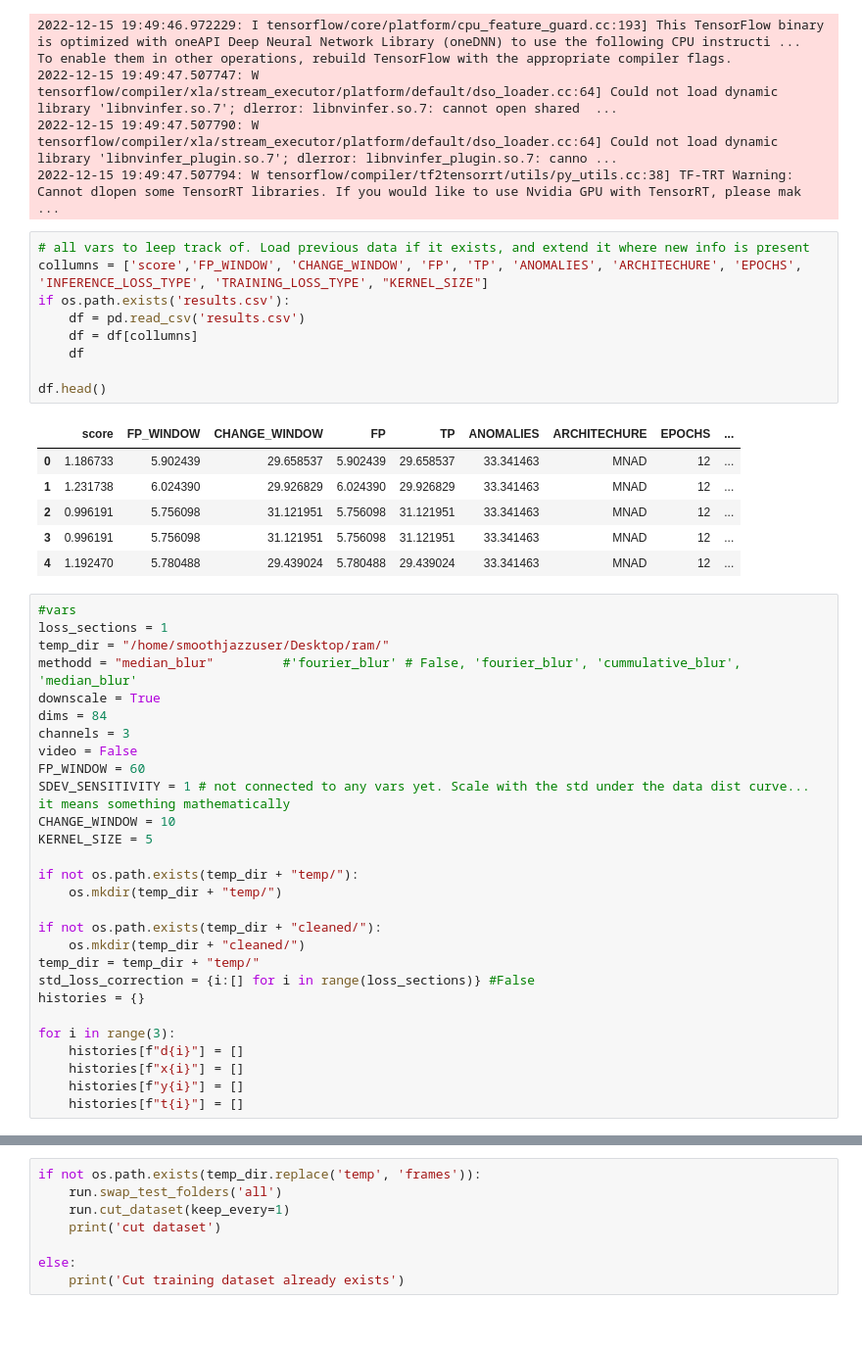
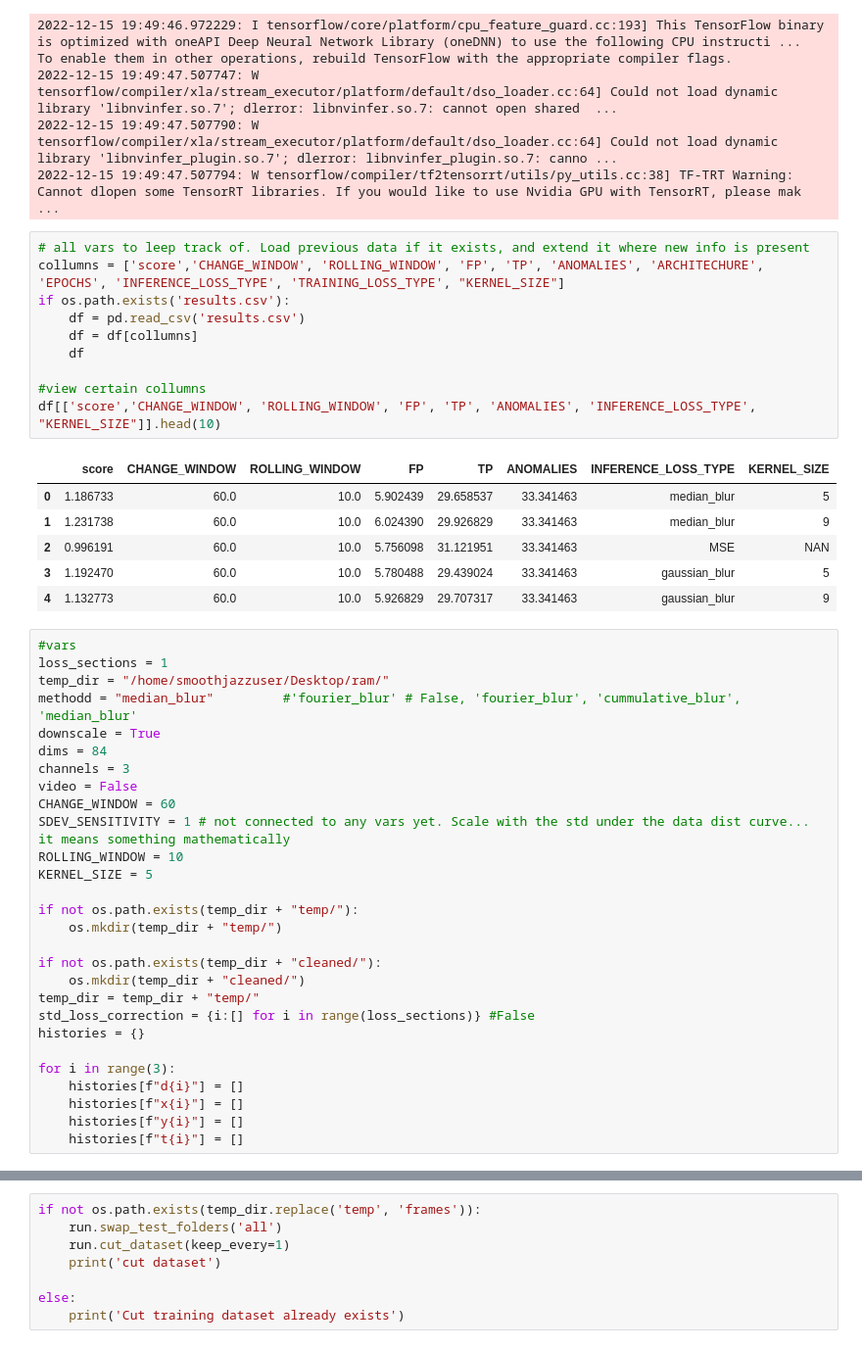
Before and after one commit to smoothjazzuser/videogame-anomaly, a Jupyter notebook: analysis.ipynb, the cells around one changed output, grey strips where cells are left out. Shown at 98% size. Saved outputs shown, nothing was run; the diff lists cells and outputs as text.

```diff
--- a/analysis.ipynb
+++ b/analysis.ipynb
@@ -75,20 +75,21 @@ To enable them in other operations, rebuild TensorFlow with the appropriate comp
 2022-12-15 19:49:47.507794: W tensorflow/compiler/tf2tensorrt/utils/py_utils.cc:38] TF-TRT Warning: Cannot dlopen some TensorRT libraries. If you would like to use Nvidia GPU with TensorRT, please mak ...
 # %%
 # all vars to leep track of. Load previous data if it exists, and extend it where new info is present
-collumns = ['score','FP_WINDOW', 'CHANGE_WINDOW', 'FP', 'TP', 'ANOMALIES', 'ARCHITECHURE', 'EPOCHS', 'INFERENCE_LOSS_TYPE', 'TRAINING_LOSS_TYPE', "KERNEL_SIZE"]
+collumns = ['score','CHANGE_WINDOW', 'ROLLING_WINDOW', 'FP', 'TP', 'ANOMALIES', 'ARCHITECHURE', 'EPOCHS', 'INFERENCE_LOSS_TYPE', 'TRAINING_LOSS_TYPE', "KERNEL_SIZE"]
 if os.path.exists('results.csv'):
     df = pd.read_csv('results.csv')
     df = df[collumns]
     df
 
-df.head()
+#view certain collumns
+df[['score','CHANGE_WINDOW', 'ROLLING_WINDOW', 'FP', 'TP', 'ANOMALIES', 'INFERENCE_LOSS_TYPE', "KERNEL_SIZE"]].head(10)
 # %% [output]
-|  | score | FP_WINDOW | CHANGE_WINDOW | FP | TP | ANOMALIES | ARCHITECHURE | EPOCHS | ... |
-| 0 | 1.186733 | 5.902439 | 29.658537 | 5.902439 | 29.658537 | 33.341463 | MNAD | 12 | ... |
-| 1 | 1.231738 | 6.024390 | 29.926829 | 6.024390 | 29.926829 | 33.341463 | MNAD | 12 | ... |
-| 2 | 0.996191 | 5.756098 | 31.121951 | 5.756098 | 31.121951 | 33.341463 | MNAD | 12 | ... |
-| 3 | 0.996191 | 5.756098 | 31.121951 | 5.756098 | 31.121951 | 33.341463 | MNAD | 12 | ... |
-| 4 | 1.192470 | 5.780488 | 29.439024 | 5.780488 | 29.439024 | 33.341463 | MNAD | 12 | ... |
+|  | score | CHANGE_WINDOW | ROLLING_WINDOW | FP | TP | ANOMALIES | INFERENCE_LOSS_TYPE | KERNEL_SIZE |
+| 0 | 1.186733 | 60.0 | 10.0 | 5.902439 | 29.658537 | 33.341463 | median_blur | 5 |
+| 1 | 1.231738 | 60.0 | 10.0 | 6.024390 | 29.926829 | 33.341463 | median_blur | 9 |
+| 2 | 0.996191 | 60.0 | 10.0 | 5.756098 | 31.121951 | 33.341463 | MSE | NAN |
+| 3 | 1.192470 | 60.0 | 10.0 | 5.780488 | 29.439024 | 33.341463 | gaussian_blur | 5 |
+| 4 | 1.132773 | 60.0 | 10.0 | 5.926829 | 29.707317 | 33.341463 | gaussian_blur | 9 |
 # %%
 #vars
 loss_sections = 1
@@ -98,9 +99,9 @@ downscale = True
 dims = 84
 channels = 3
 video = False
-FP_WINDOW = 60
+CHANGE_WINDOW = 60
 SDEV_SENSITIVITY = 1 # not connected to any vars yet. Scale with the std under the data dist curve... it means something mathematically
-CHANGE_WINDOW = 10
+ROLLING_WINDOW = 10
 KERNEL_SIZE = 5
 
 if not os.path.exists(temp_dir + "temp/"):
```
Also changed, not shown: parts of 3 cells of this notebook, 1 other file.
